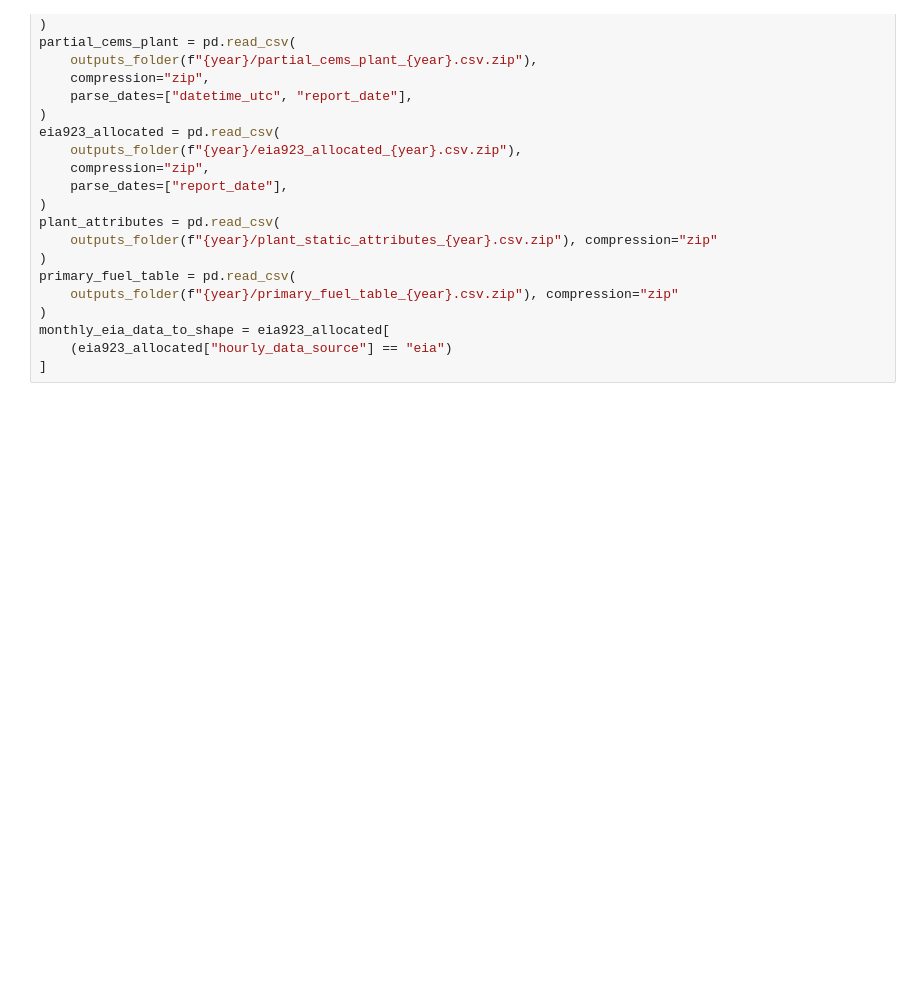
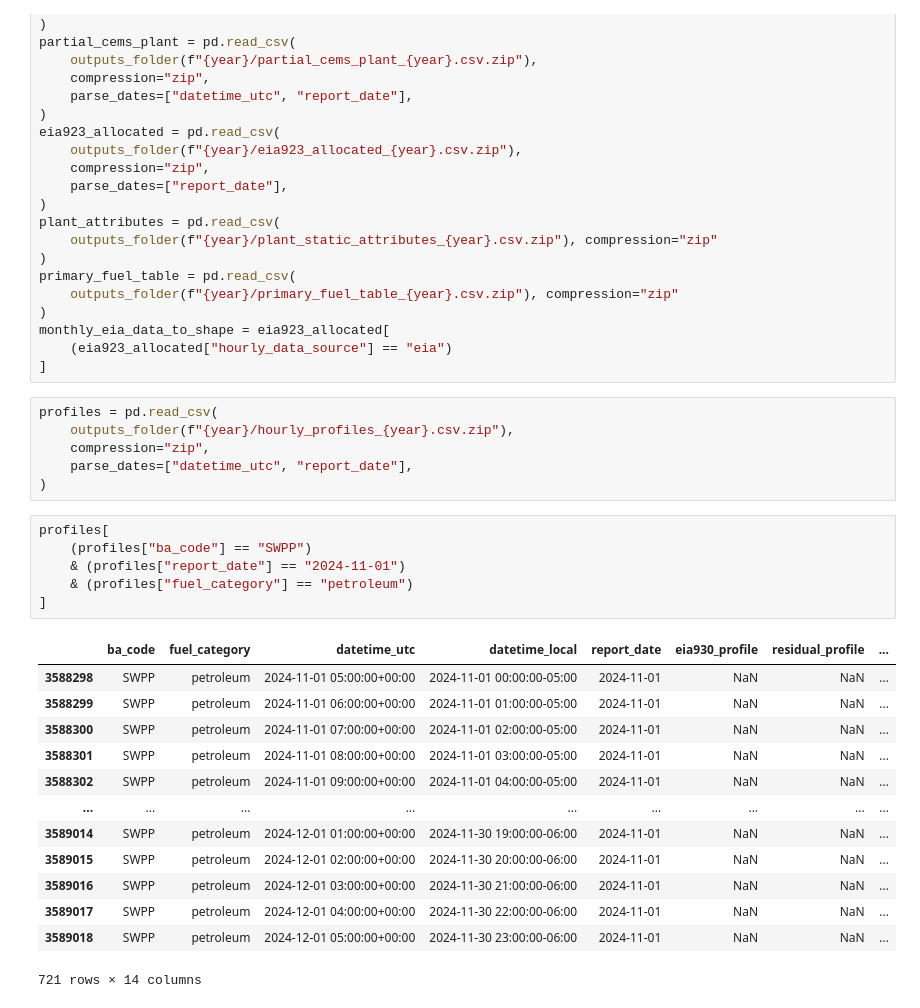
Before and after one commit to singularity-energy/open-grid-emissions, a Jupyter notebook: notebooks/work_in_progress/sandbox.ipynb, the cells around one changed output. Cells and saved outputs as stored; diff of their text form; blank space fills up the shorter version.

```diff
--- a/notebooks/work_in_progress/sandbox.ipynb
+++ b/notebooks/work_in_progress/sandbox.ipynb
@@ -65,3 +65,29 @@ primary_fuel_table = pd.read_csv(
 monthly_eia_data_to_shape = eia923_allocated[
     (eia923_allocated["hourly_data_source"] == "eia")
 ]
+# %%
+profiles = pd.read_csv(
+    outputs_folder(f"{year}/hourly_profiles_{year}.csv.zip"),
+    compression="zip",
+    parse_dates=["datetime_utc", "report_date"],
+)
+# %%
+profiles[
+    (profiles["ba_code"] == "SWPP")
+    & (profiles["report_date"] == "2024-11-01")
+    & (profiles["fuel_category"] == "petroleum")
+]
+# %% [output]
+|  | ba_code | fuel_category | datetime_utc | datetime_local | report_date | eia930_profile | residual_profile | ... |
+| 3588298 | SWPP | petroleum | 2024-11-01 05:00:00+00:00 | 2024-11-01 00:00:00-05:00 | 2024-11-01 | NaN | NaN | ... |
+| 3588299 | SWPP | petroleum | 2024-11-01 06:00:00+00:00 | 2024-11-01 01:00:00-05:00 | 2024-11-01 | NaN | NaN | ... |
+| 3588300 | SWPP | petroleum | 2024-11-01 07:00:00+00:00 | 2024-11-01 02:00:00-05:00 | 2024-11-01 | NaN | NaN | ... |
+| 3588301 | SWPP | petroleum | 2024-11-01 08:00:00+00:00 | 2024-11-01 03:00:00-05:00 | 2024-11-01 | NaN | NaN | ... |
+| 3588302 | SWPP | petroleum | 2024-11-01 09:00:00+00:00 | 2024-11-01 04:00:00-05:00 | 2024-11-01 | NaN | NaN | ... |
+| ... | ... | ... | ... | ... | ... | ... | ... | ... |
+| 3589014 | SWPP | petroleum | 2024-12-01 01:00:00+00:00 | 2024-11-30 19:00:00-06:00 | 2024-11-01 | NaN | NaN | ... |
+| 3589015 | SWPP | petroleum | 2024-12-01 02:00:00+00:00 | 2024-11-30 20:00:00-06:00 | 2024-11-01 | NaN | NaN | ... |
+| 3589016 | SWPP | petroleum | 2024-12-01 03:00:00+00:00 | 2024-11-30 21:00:00-06:00 | 2024-11-01 | NaN | NaN | ... |
+| 3589017 | SWPP | petroleum | 2024-12-01 04:00:00+00:00 | 2024-11-30 22:00:00-06:00 | 2024-11-01 | NaN | NaN | ... |
+| 3589018 | SWPP | petroleum | 2024-12-01 05:00:00+00:00 | 2024-11-30 23:00:00-06:00 | 2024-11-01 | NaN | NaN | ... |
+721 rows × 14 columns
```
Also changed, not shown: parts of 2 cells of this notebook, 4 other files.
